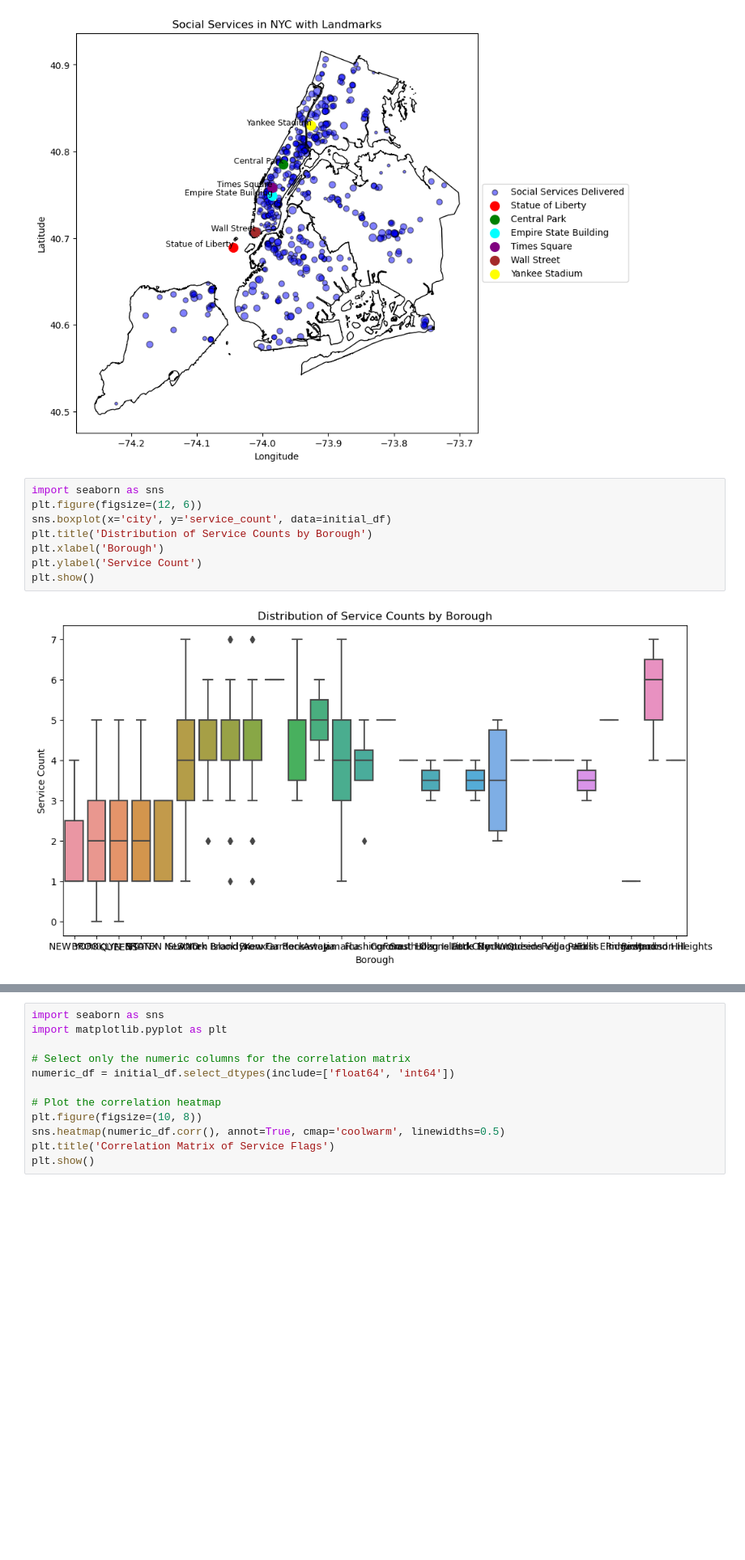
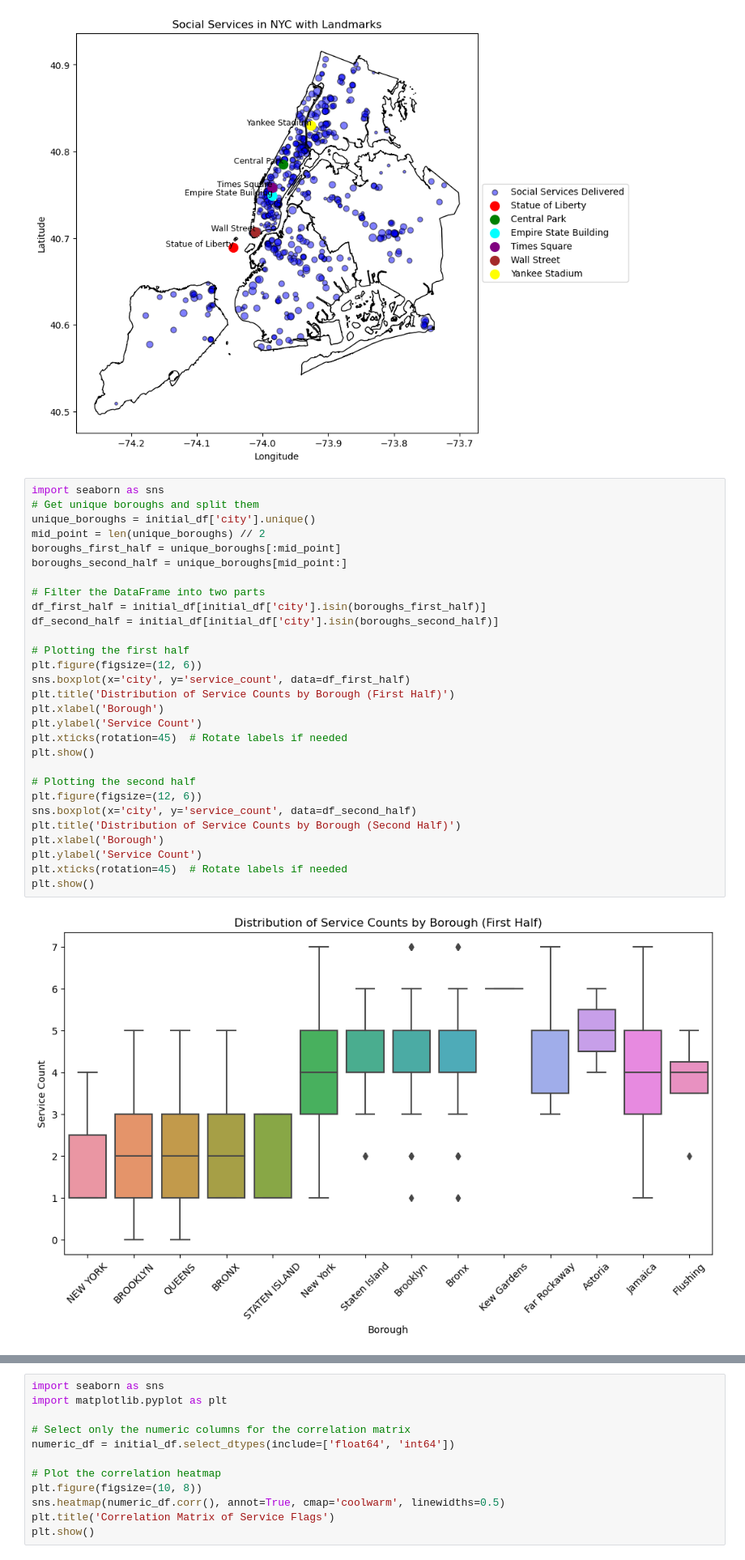
Before and after one commit to rudedoc/data-analytics, a Jupyter notebook: scripts/3 - NYC Mental Health Services Data Exploration.ipynb, the cells around one changed output, grey strips where cells are left out. Shown at 81% size. Drawn from its saved outputs; the diff is of its cells as text; blank space fills up the shorter version.

```diff
--- a/scripts/3 - NYC Mental Health Services Exploration.ipynb
+++ b/scripts/3 - NYC Mental Health Services Data Exploration.ipynb
@@ -71,11 +71,32 @@ plt.show()
 [figure]
 # %%
 import seaborn as sns
+# Get unique boroughs and split them
+unique_boroughs = initial_df['city'].unique()
+mid_point = len(unique_boroughs) // 2
+boroughs_first_half = unique_boroughs[:mid_point]
+boroughs_second_half = unique_boroughs[mid_point:]
+
+# Filter the DataFrame into two parts
+df_first_half = initial_df[initial_df['city'].isin(boroughs_first_half)]
+df_second_half = initial_df[initial_df['city'].isin(boroughs_second_half)]
+
+# Plotting the first half
 plt.figure(figsize=(12, 6))
-sns.boxplot(x='city', y='service_count', data=initial_df)
-plt.title('Distribution of Service Counts by Borough')
+sns.boxplot(x='city', y='service_count', data=df_first_half)
+plt.title('Distribution of Service Counts by Borough (First Half)')
 plt.xlabel('Borough')
 plt.ylabel('Service Count')
+plt.xticks(rotation=45)  # Rotate labels if needed
 plt.show()
+
+# Plotting the second half
+plt.figure(figsize=(12, 6))
+sns.boxplot(x='city', y='service_count', data=df_second_half)
+plt.title('Distribution of Service Counts by Borough (Second Half)')
+plt.xlabel('Borough')
+plt.ylabel('Service Count')
+plt.xticks(rotation=45)  # Rotate labels if needed
+plt.show()
 # %% [output]
-[figure, old version]
+[figure, new version]
```
Also changed, not shown: parts of 2 cells of this notebook, 11 other files.
